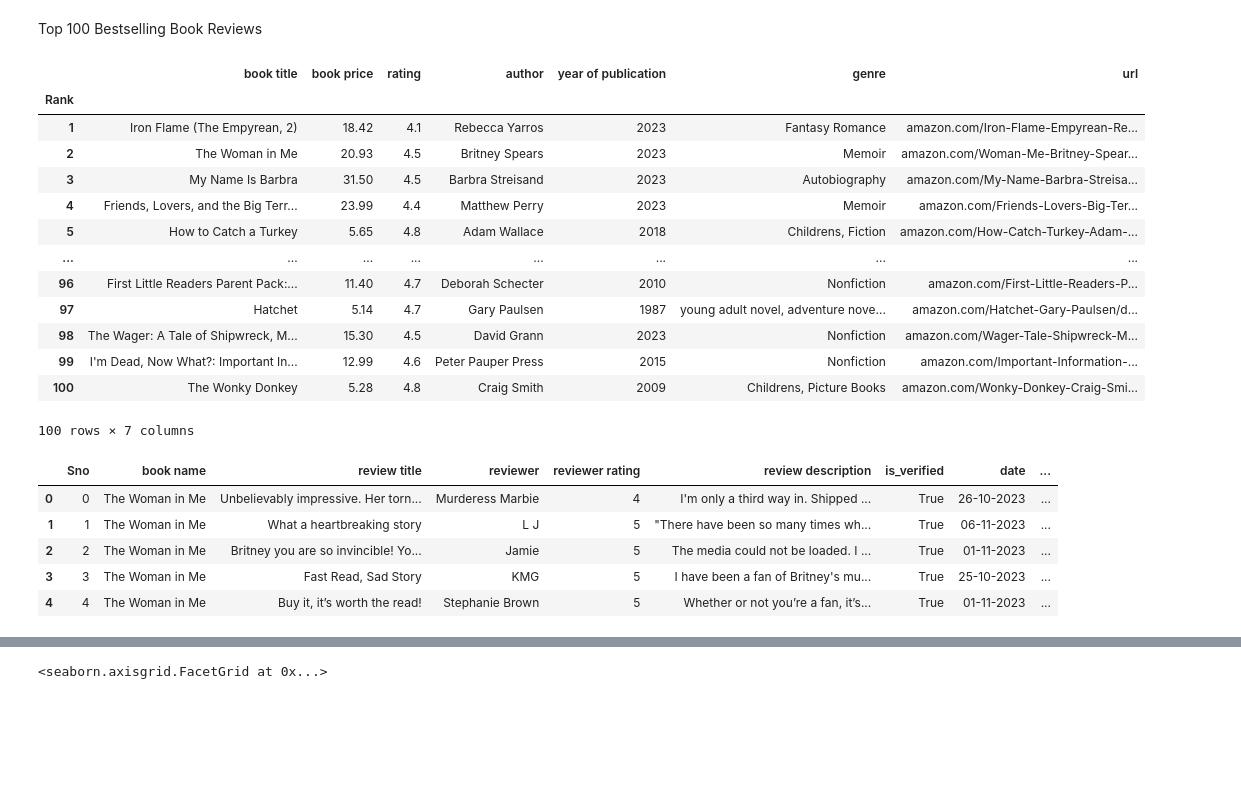
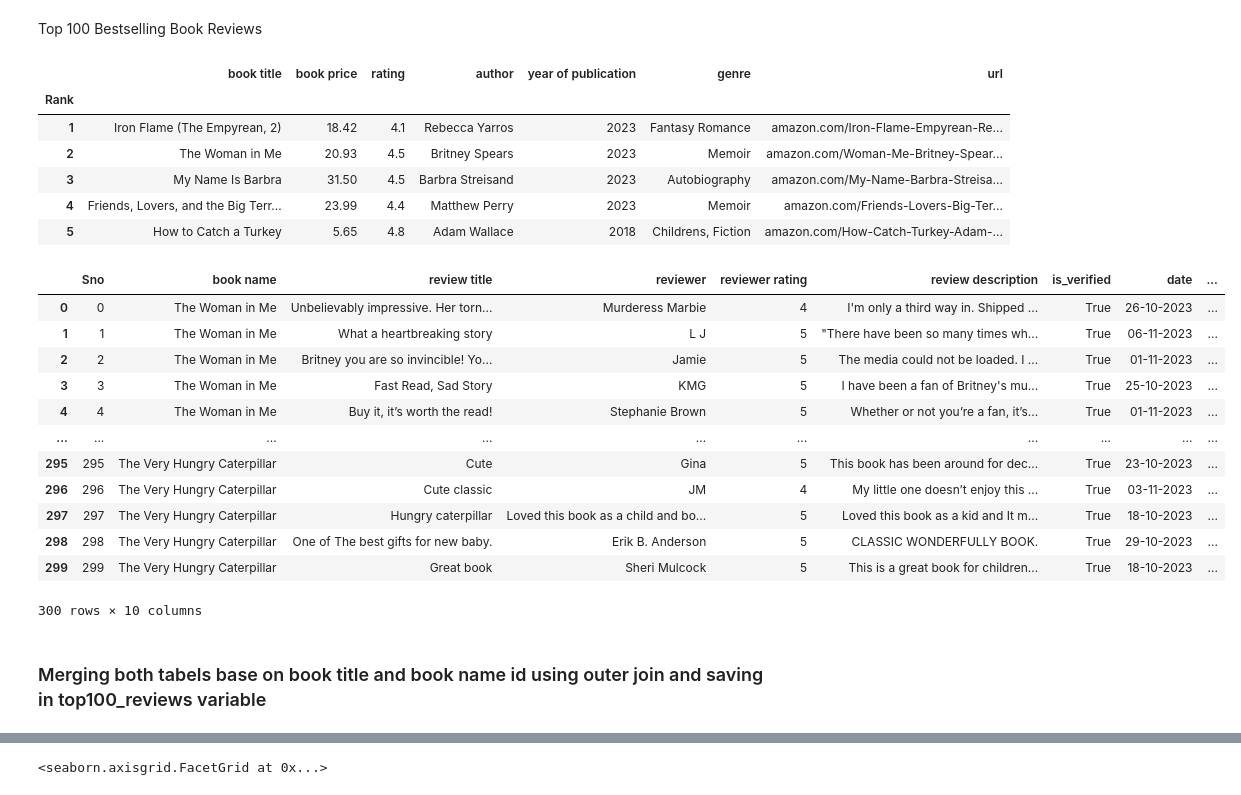
Before and after one commit to SOPP-EC/Top-100-Bestselling-Book-Reviews, a Jupyter notebook: top-100-bestselling-book-reviews.ipynb, the cells around one changed output, grey strips where cells are left out. Cells and saved outputs as stored; diff of their text form; code cells hidden in the pictures; blank space fills up the shorter version.

```diff
--- a/top-100-bestselling-book-reviews.ipynb
+++ b/top-100-bestselling-book-reviews.ipynb
@@ -9,6 +11,6 @@ top100 = pd.read_csv("Top-100 Trending Books.csv", index_col = 0)
 reviews = pd.read_csv("customer reviews.csv")
 # %%
-top100.head(200)
+top100.head()
 # %% [output]
 |  | book title | book price | rating | author | year of publication | genre | url |
 | Rank |  |  |  |  |  |  |  |
@@ -17,22 +19,24 @@ top100.head(200)
 | 3 | My Name Is Barbra | 31.50 | 4.5 | Barbra Streisand | 2023 | Autobiography | amazon.com/My-Name-Barbra-Streisa... |
 | 4 | Friends, Lovers, and the Big Terr... | 23.99 | 4.4 | Matthew Perry | 2023 | Memoir | amazon.com/Friends-Lovers-Big-Ter... |
 | 5 | How to Catch a Turkey | 5.65 | 4.8 | Adam Wallace | 2018 | Childrens, Fiction | amazon.com/How-Catch-Turkey-Adam-... |
-| ... | ... | ... | ... | ... | ... | ... | ... |
-| 96 | First Little Readers Parent Pack:... | 11.40 | 4.7 | Deborah Schecter | 2010 | Nonfiction | amazon.com/First-Little-Readers-P... |
-| 97 | Hatchet | 5.14 | 4.7 | Gary Paulsen | 1987 | young adult novel, adventure nove... | amazon.com/Hatchet-Gary-Paulsen/d... |
-| 98 | The Wager: A Tale of Shipwreck, M... | 15.30 | 4.5 | David Grann | 2023 | Nonfiction | amazon.com/Wager-Tale-Shipwreck-M... |
-| 99 | I'm Dead, Now What?: Important In... | 12.99 | 4.6 | Peter Pauper Press | 2015 | Nonfiction | amazon.com/Important-Information-... |
-| 100 | The Wonky Donkey | 5.28 | 4.8 | Craig Smith | 2009 | Childrens, Picture Books | amazon.com/Wonky-Donkey-Craig-Smi... |
-100 rows × 7 columns
 # %%
-reviews.head()
+reviews.head(300)
 # %% [output]
 |  | Sno | book name | review title | reviewer | reviewer rating | review description | is_verified | date | ... |
 | 0 | 0 | The Woman in Me | Unbelievably impressive. Her torn... | Murderess Marbie | 4 | I'm only a third way in. Shipped ... | True | 26-10-2023 | ... |
 | 1 | 1 | The Woman in Me | What a heartbreaking story | L J | 5 | "There have been so many times wh... | True | 06-11-2023 | ... |
 | 2 | 2 | The Woman in Me | Britney you are so invincible! Yo... | Jamie | 5 | The media could not be loaded. I ... | True | 01-11-2023 | ... |
 | 3 | 3 | The Woman in Me | Fast Read, Sad Story | KMG | 5 | I have been a fan of Britney's mu... | True | 25-10-2023 | ... |
 | 4 | 4 | The Woman in Me | Buy it, it’s worth the read! | Stephanie Brown | 5 | Whether or not you’re a fan, it’s... | True | 01-11-2023 | ... |
+| ... | ... | ... | ... | ... | ... | ... | ... | ... | ... |
+| 295 | 295 | The Very Hungry Caterpillar | Cute | Gina | 5 | This book has been around for dec... | True | 23-10-2023 | ... |
+| 296 | 296 | The Very Hungry Caterpillar | Cute classic | JM | 4 | My little one doesn’t enjoy this ... | True | 03-11-2023 | ... |
+| 297 | 297 | The Very Hungry Caterpillar | Hungry caterpillar | Loved this book as a child and bo... | 5 | Loved this book as a kid and It m... | True | 18-10-2023 | ... |
+| 298 | 298 | The Very Hungry Caterpillar | One of The best gifts for new baby. | Erik B. Anderson | 5 | CLASSIC WONDERFULLY BOOK. | True | 29-10-2023 | ... |
+| 299 | 299 | The Very Hungry Caterpillar | Great book | Sheri Mulcock | 5 | This is a great book for children... | True | 18-10-2023 | ... |
+300 rows × 10 columns
+# %% [markdown]
+### Merging both tabels base on book title and book name id using outer join and saving in top100_reviews variable
 # %%
 top100_reviews = top100.merge(reviews, left_on = "book title", right_on = "book name")
 # %%
```
Also changed, not shown: parts of 20 cells of this notebook.
